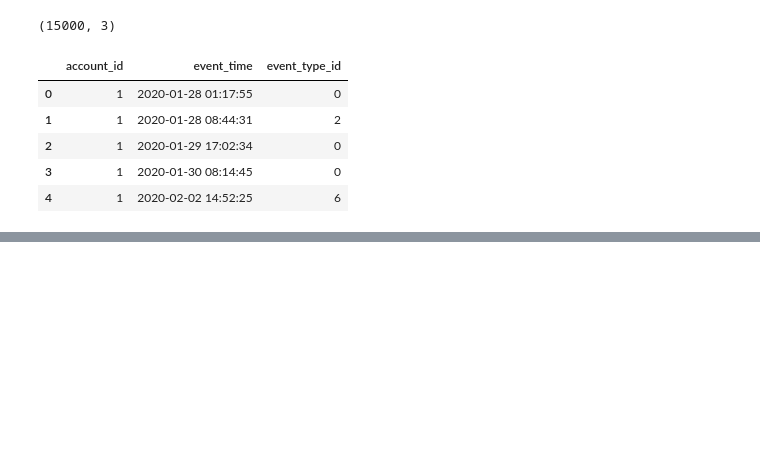
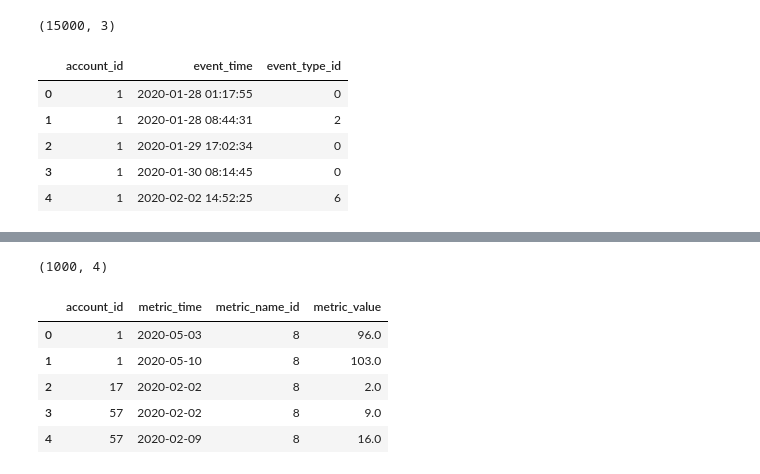
Before and after one commit to davilayang/fight-churn, a Jupyter notebook: notebooks/03-measuring.ipynb, the cells around one changed output, grey strips where cells are left out. Saved outputs shown, nothing was run; the diff lists cells and outputs as text; code cells hidden in the pictures; blank space fills up the shorter version.

Commit message:
Add notebook on creating metric

```diff
--- a/notebooks/03-measuring.ipynb
+++ b/notebooks/03-measuring.ipynb
@@ -867,0 +56,12 @@ def metric_pair_plot(data_set_path, metric1='',metric2=''):
+# %%
+tmp = pd.read_sql_query("SELECT * FROM metric LIMIT 1000", conn)
+display(tmp.shape)
+tmp.head()
+# %% [output]
+(1000, 4)
+|  | account_id | metric_time | metric_name_id | metric_value |
+| 0 | 1 | 2020-05-03 | 8 | 96.0 |
+| 1 | 1 | 2020-05-10 | 8 | 103.0 |
+| 2 | 17 | 2020-02-02 | 8 | 2.0 |
+| 3 | 57 | 2020-02-02 | 8 | 9.0 |
+| 4 | 57 | 2020-02-09 | 8 | 16.0 |
```
Also changed, not shown: parts of 82 cells of this notebook.
